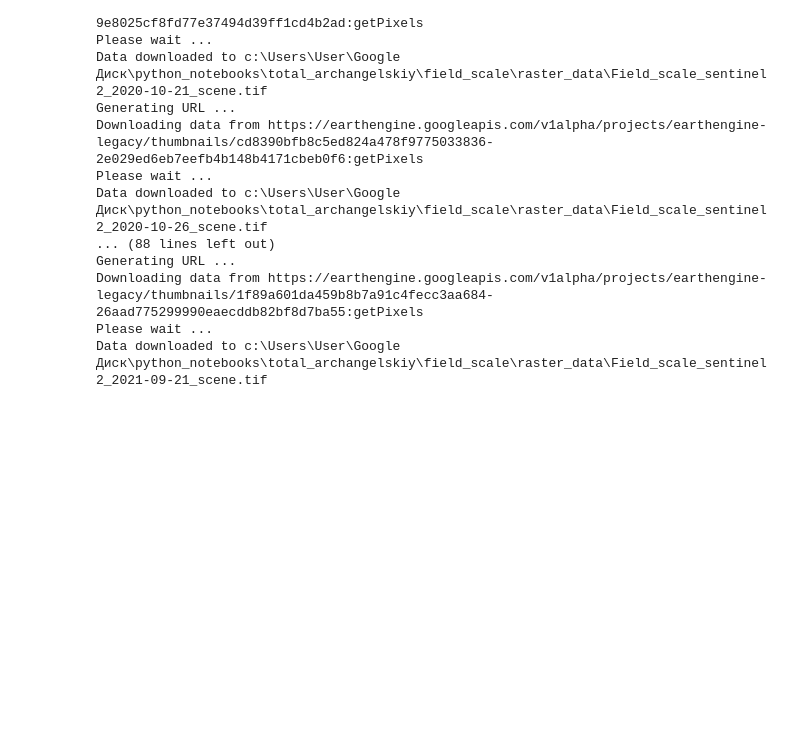
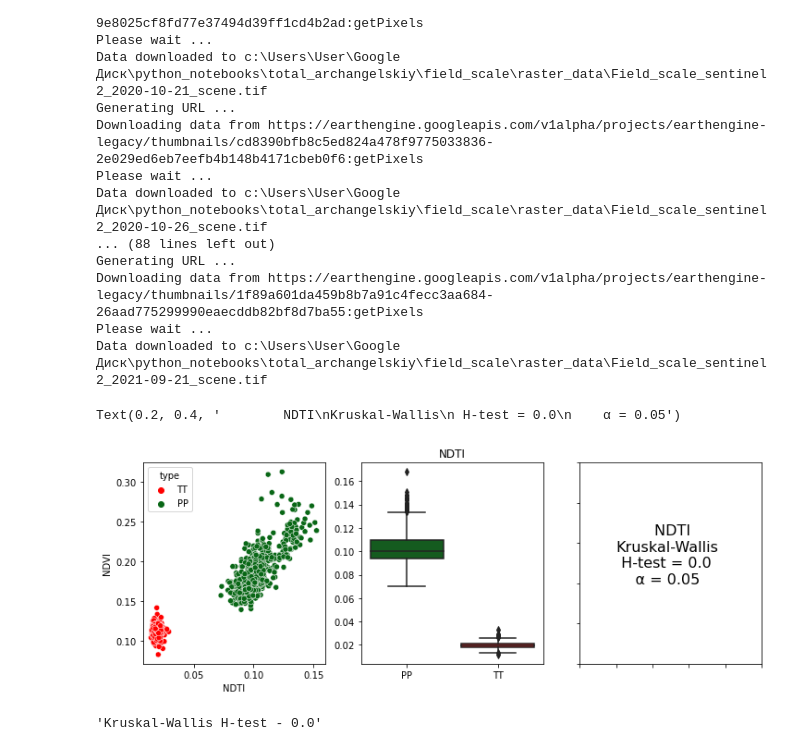
Before and after one commit to hukitoc94/total_archangelskiy, a Jupyter notebook: field_scale/get_images_notebook.ipynb, the cells around one changed output. Drawn from its saved outputs; the diff is of its cells as text; code cells hidden in the pictures; blank space fills up the shorter version.

```diff
--- a/field_scale/get_images_notebook.ipynb
+++ b/field_scale/get_images_notebook.ipynb
@@ -85,0 +95,50 @@ from visualisation_scripts import start, get_maps
+# %%
+directory = "Field_scale_sentinel2_2021-09-21_scene.tif"
+raster_name = directory
+directory = "raster_data/"
+directory += raster_name
+
+Date = raster_name.split('_')[3]
+
+
+
+dataset = rasterio.open(directory)
+image = dataset.read()
+
+NDVI_NDTI_df = pd.DataFrame()
+for i in ROIs['type'].unique():
+    df, _ = mask(dataset, ROIs[ROIs['type'] == i].geometry,nodata=np.nan, invert=False)
+    _df = df[6:8].reshape(2,-1)
+    _df = _df.T[~np.isnan(_df.T).any(axis=1)]
+
+    _df = pd.DataFrame(data= _df, columns= ['NDVI', "NDTI"])
+    _df['type'] = i
+    _df['date'] = Date
+    NDVI_NDTI_df = NDVI_NDTI_df.append(_df)
+# %%
+from matplotlib.colors import LinearSegmentedColormap
+cmap = LinearSegmentedColormap.from_list(name='test',  colors=['red','white','green','white','red'])
+
+colors = ["#FF0000" ,"#096716"]
+
+fig, (ax1, ax2, ax3) = plt.subplots(1,3, figsize=(12,4))
+sns.scatterplot(data = NDVI_NDTI_df.sample(1000), x = 'NDTI', y = 'NDVI',hue = 'type',palette= sns.color_palette(colors), ax = ax1)
+
+colors.reverse()
+sns.boxplot(data = NDVI_NDTI_df.sample(1000),x = 'type' ,y = 'NDTI' ,order = ['PP','TT'], palette= sns.color_palette(colors), ax = ax2)
+ax2.set(xlabel=None, ylabel = None, title = 'NDTI')
+
+pp = NDVI_NDTI_df.NDTI[NDVI_NDTI_df['type'] == 'PP'].values
+tt = NDVI_NDTI_df.NDTI[NDVI_NDTI_df['type'] == 'TT'].values
+test_result = kruskal(pp, tt)[1]
+
+ax3.set(xlabel=None, ylabel = None)  # remove the axis label
+ax3.set(xticklabels=[], yticklabels=[])
+ax3.text(0.2,0.4, f"        NDTI\nKruskal-Wallis\n H-test = {test_result}\n    \u03B1 = 0.05", fontsize  = 16)
+# %% [output]
+Text(0.2, 0.4, '        NDTI\nKruskal-Wallis\n H-test = 0.0\n    α = 0.05')
+[figure, added]
+# %%
+f"Kruskal-Wallis H-test - {test_result}"
+# %% [output]
+'Kruskal-Wallis H-test - 0.0'
```
Also changed, not shown: parts of 27 cells of this notebook, 27 other files.
